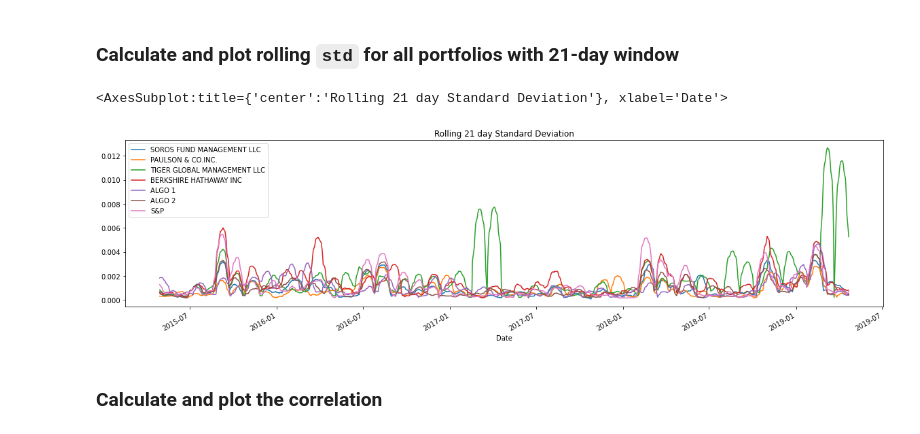
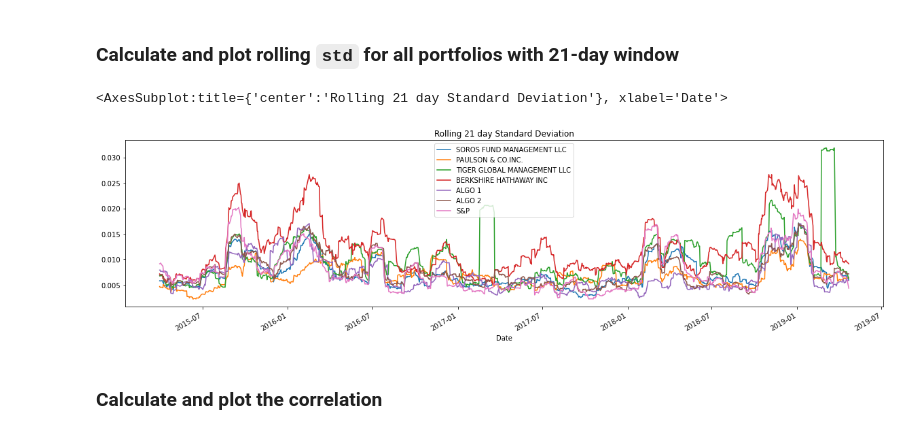
Before and after one commit to alveraboquet/fintech.homework, a Jupyter notebook: unit_4_whale_analysis/whale_analysis.ipynb, the cells around one changed output. Drawn from its saved outputs; the diff is of its cells as text; code cells hidden in the pictures.

```diff
--- a/unit_4_whale_analysis/whale_analysis.ipynb
+++ b/unit_4_whale_analysis/whale_analysis.ipynb
@@ -275,12 +279,12 @@ Risk changes over time. Analyze the rolling statistics for Risk and Beta.
 # %%
 # Calculate the rolling standard deviation for all portfolios using a 21-day window
 rolling_stddev_all = combined_daily_returns.rolling(window=21).std()
 
 # Plot the rolling standard deviation
-rolling_stddev_all.rolling(window=21).std().plot(title='Rolling 21 day Standard Deviation', figsize=(20,5), fontsize=10)
+rolling_stddev_all.plot(title='Rolling 21 day Standard Deviation', figsize=(20,5), fontsize=10)
 # %% [output]
 <AxesSubplot:title={'center':'Rolling 21 day Standard Deviation'}, xlabel='Date'>
-[figure, old version]
+[figure, new version]
 # %% [markdown]
 ### Calculate and plot the correlation
 # %%
```
Also changed, not shown: parts of 18 cells of this notebook.
